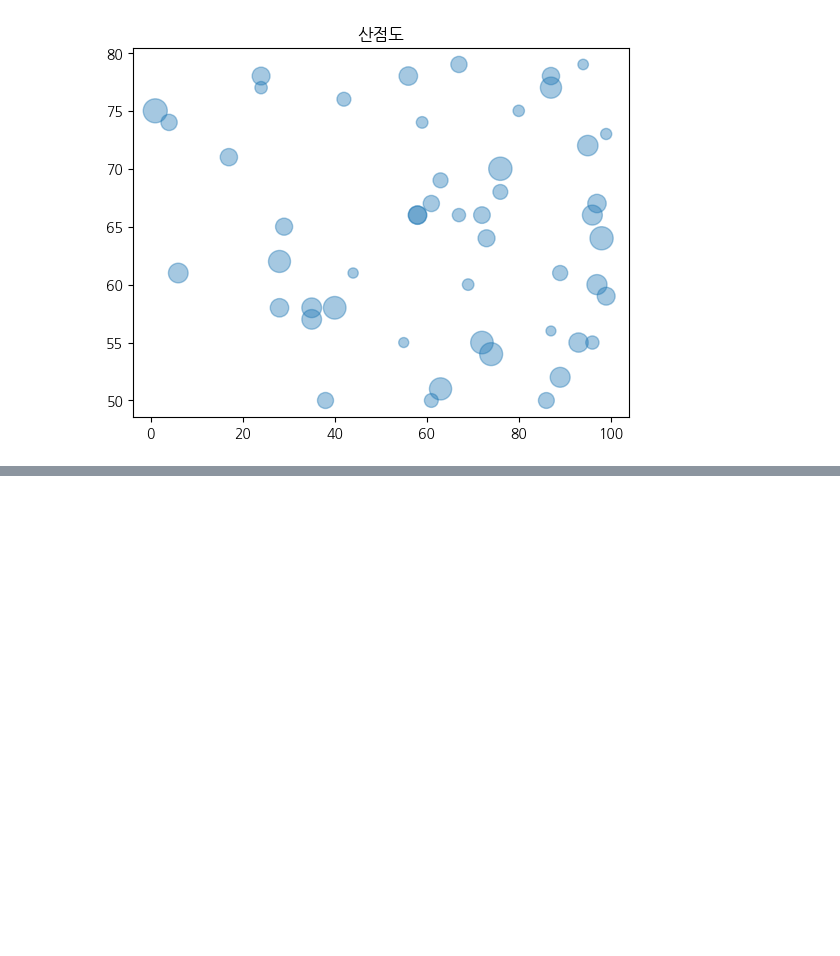
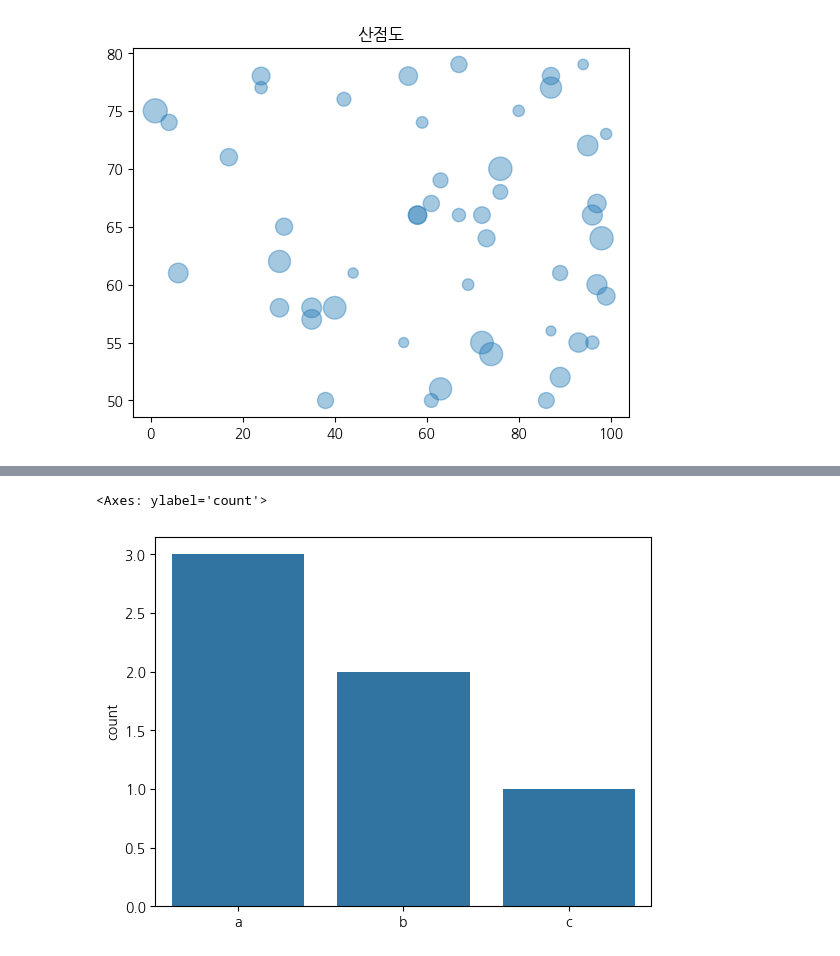
Before and after one commit to akso1234/2024-1-my-BDA, a Jupyter notebook: inclass/01w_0312_tue_bigdata_basic.ipynb, the cells around one changed output, grey strips where cells are left out. Drawn from its saved outputs; the diff is of its cells as text; code cells hidden in the pictures; blank space fills up the shorter version.

```diff
--- a/inclass/01w_0312_tue_bigdata_basic.ipynb
+++ b/inclass/01w_0312_tue_bigdata_basic.ipynb
@@ -81,0 +95,5 @@ Text(0.5, 1.0, '산점도')
+# %%
+sns.countplot(x=var)
+# %% [output]
+<Axes: ylabel='count'>
+[figure, added]
```
Also changed, not shown: parts of 6 cells of this notebook.
